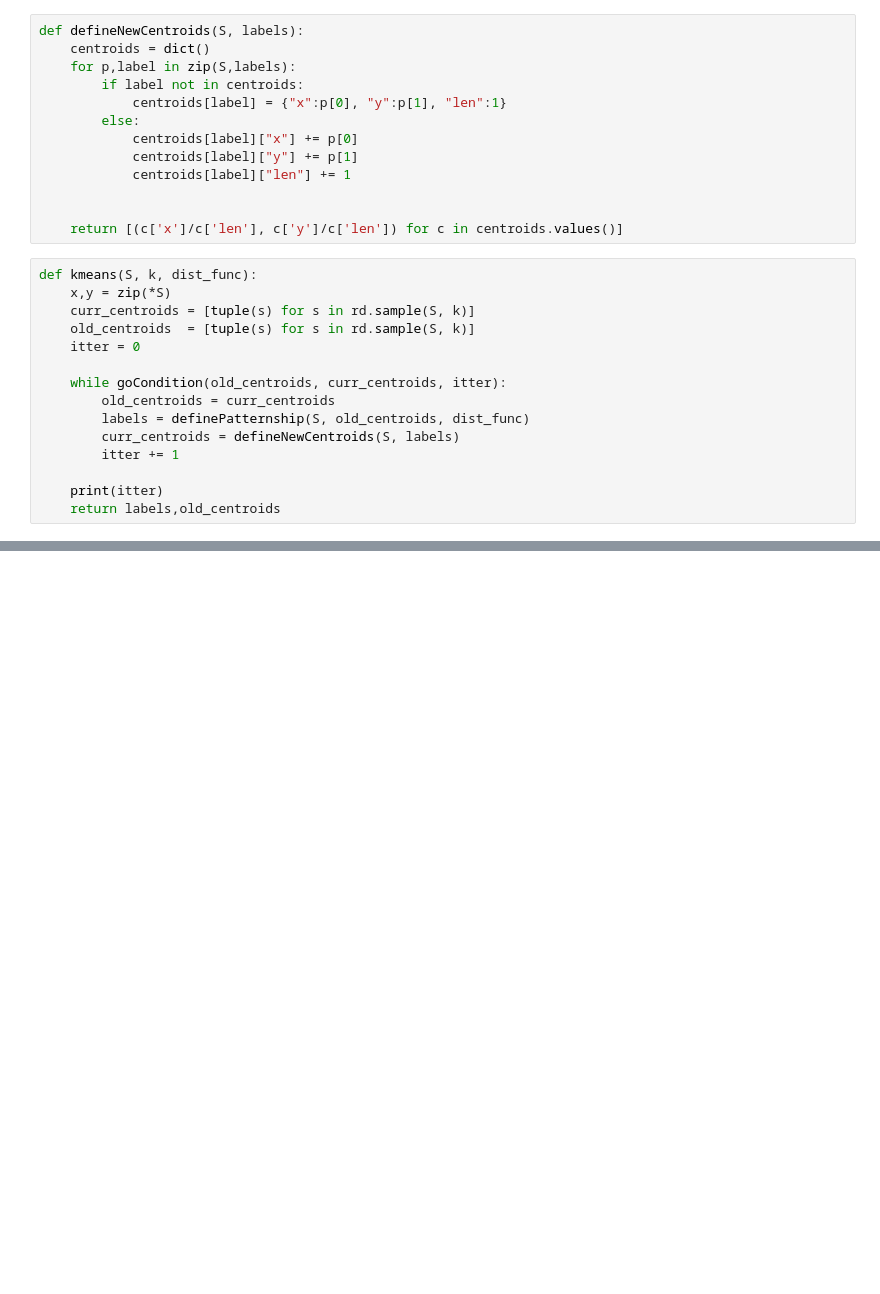
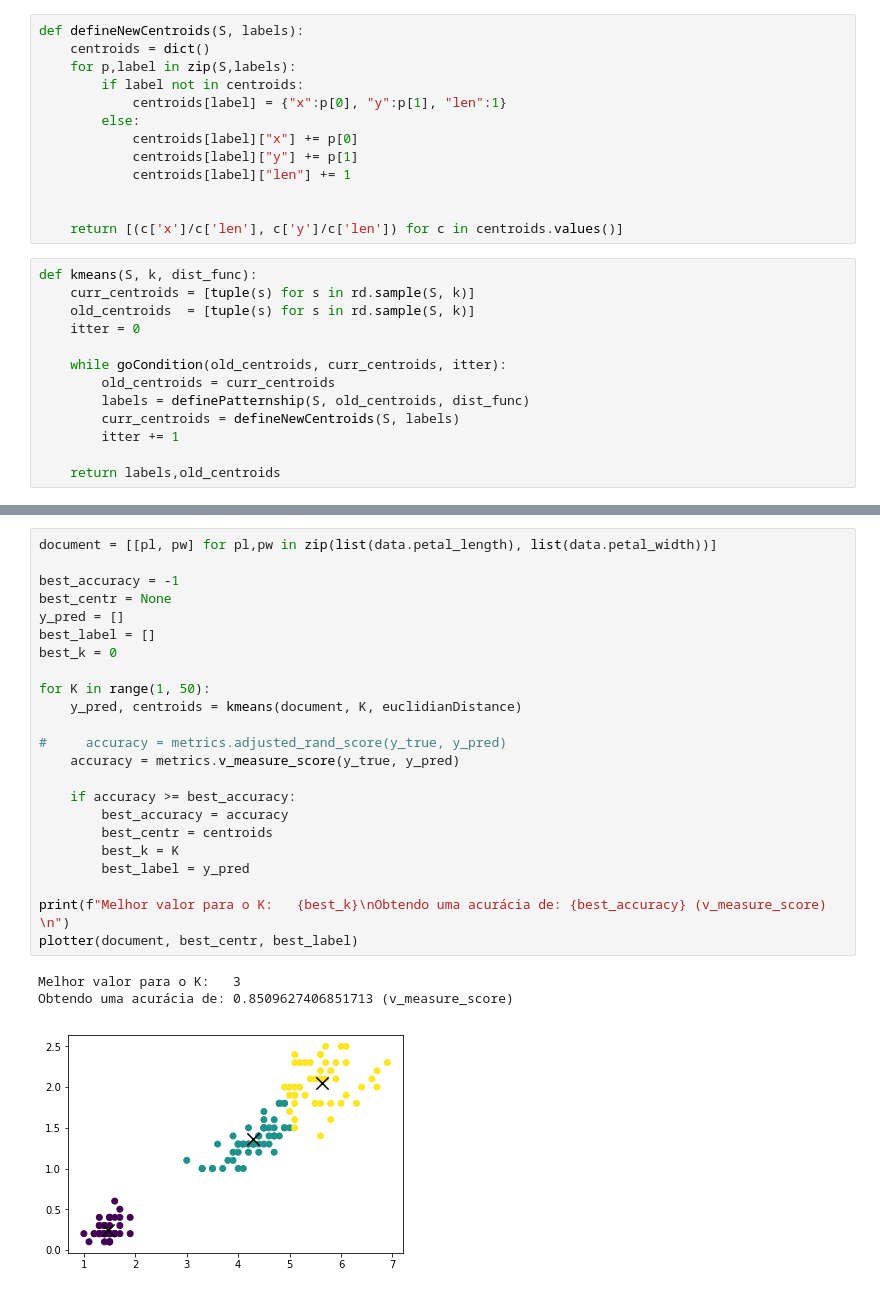
Before and after one commit to GrayJack/Bisect-K-Means, a Jupyter notebook: src/K-means-trettel.ipynb, the cells around one changed output, grey strips where cells are left out. Drawn from its saved outputs; the diff is of its cells as text; blank space fills up the shorter version.

```diff
--- a/src/K-means-trettel.ipynb
+++ b/src/K-means-trettel.ipynb
@@ -66,7 +91,6 @@ def defineNewCentroids(S, labels):
     return [(c['x']/c['len'], c['y']/c['len']) for c in centroids.values()]
 # %%
 def kmeans(S, k, dist_func):
-    x,y = zip(*S)
     curr_centroids = [tuple(s) for s in rd.sample(S, k)]
     old_centroids  = [tuple(s) for s in rd.sample(S, k)]
     itter = 0
@@ -77,5 +101,4 @@ def kmeans(S, k, dist_func):
         curr_centroids = defineNewCentroids(S, labels)
         itter += 1
 
-    print(itter)
     return labels,old_centroids
@@ -94,0 +105,27 @@ plotter(document, centroids, label)
+# %%
+document = [[pl, pw] for pl,pw in zip(list(data.petal_length), list(data.petal_width))]
+
+best_accuracy = -1
+best_centr = None
+y_pred = []
+best_label = []
+best_k = 0
+
+for K in range(1, 50):
+    y_pred, centroids = kmeans(document, K, euclidianDistance)
+
+#     accuracy = metrics.adjusted_rand_score(y_true, y_pred)
+    accuracy = metrics.v_measure_score(y_true, y_pred)
+
+    if accuracy >= best_accuracy:
+        best_accuracy = accuracy
+        best_centr = centroids
+        best_k = K
+        best_label = y_pred
+
+print(f"Melhor valor para o K:   {best_k}\nObtendo uma acurácia de: {best_accuracy} (v_measure_score) \n")
+plotter(document, best_centr, best_label)
+# %% [output]
+Melhor valor para o K:   3
+Obtendo uma acurácia de: 0.8509627406851713 (v_measure_score)
+[figure, added]
```
Also changed, not shown: parts of 8 cells of this notebook.
